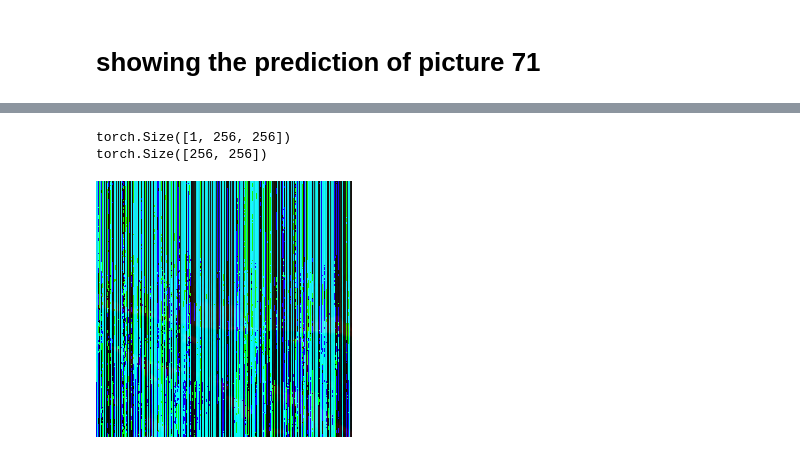
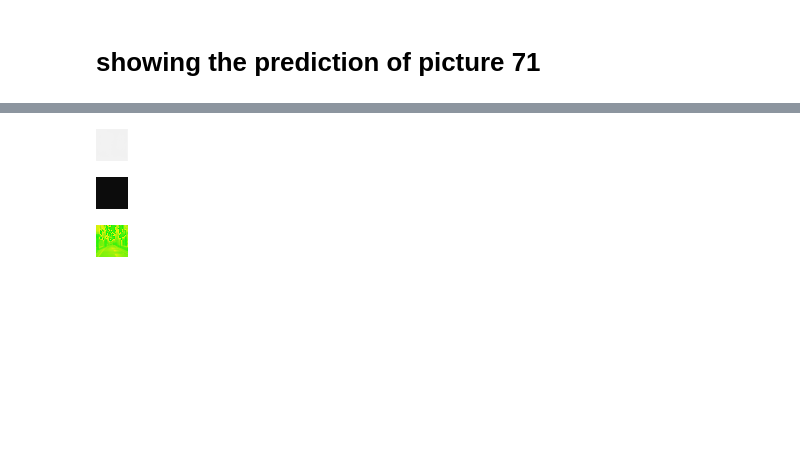
Before and after one commit to ArdavanKhalij/Image-colorization-based-on-autoencoders, a Jupyter notebook: Ardavan/Untitled1.ipynb, the cells around one changed output, grey strips where cells are left out. Cells and saved outputs as stored; diff of their text form; code cells hidden in the pictures; blank space fills up the shorter version.

```diff
--- a/Ardavan/Untitled1.ipynb
+++ b/Ardavan/Untitled1.ipynb
@@ -128,25 +132,28 @@ class AverageMeter(object):
 # Device Configuration
 # %%
 device = torch.device('cuda' if torch.cuda.is_available() else 'cpu')
-train_path = 'images/train/'
+train_path = 'images2/train/'
 train_transform = transforms.Compose([
-    transforms.Resize((256, 256)),  # can experiment
+    transforms.Resize((size, size)),  # can experiment
     transforms.ToTensor(),  # divide the pixel by 255
 ])
 # %% [markdown]
 # Loading the data
 # %%
 train_dataset = torchvision.datasets.ImageFolder(root=train_path, transform=train_transform)
-train_loader = torch.utils.data.DataLoader(train_dataset, batch_size=90, shuffle=True)
+train_loader = torch.utils.data.DataLoader(train_dataset, batch_size=7129, shuffle=True)
 # %% [markdown]
 # Convert RBG to LAB space
 # %%
 X = []  # array of tensors of  L
 y = []  # array of tensors of A and B
 LAB = []
+z = 0
 for idx, (data, target) in enumerate(train_loader):
     for i in data:
-        Lab = rgb_to_lab(i / 255)
+        print(z)
+        z = z + 1
+        Lab = rgb_to_lab(i / (size-1))
         LAB.append(Lab)
         X.append(Lab[0])
         y.append(Lab[1:3])
@@ -157,6 +164,7 @@ for i in X:
     x.append(torch.tensor(np.array([w])))
 
 x[0].shape
+y[0].shape
 # newInput = []
 # for i in x:
 #     newX = i
@@ -210,7 +258,8 @@ class CNN(nn.Module):
 # Initialize the network
 # %%
 model = CNN().to(device)
-optimizer = torch.optim.SGD(model.parameters(), lr=0.2)
+# optimizer = torch.optim.SGD(model.parameters(), lr=0.2)
+optimizer = optimizer = optim.Adam(model.parameters())
 loss_func = torch.nn.MSELoss()
 losses = AverageMeter()
 # %%
@@ -262,16 +335,28 @@ img1
 # %%
-firstAB = predictions[0]
-LAB2 = LAB
-lab71 = LAB2[71]
-print(firstAB[0].shape)
-print(lab71[1].shape)
-lab71[1] = firstAB[0]
-lab71[2] = firstAB[1]
+# LAB2 = LAB
+# lab71 = LAB2[71]
+# print(firstAB[0][1].shape)
+# print(lab71[1].shape)
+# lab71[1] = firstAB[0][0]
+# lab71[2] = firstAB[0][1]
+lab71[1] = firstAB[0][0]
+lab71[2] = firstAB[0][1]
 transform = T.ToPILImage()
-img = transform(lab71)
+img = transform(firstAB[0][0])
 img
 # %% [output]
-torch.Size([1, 256, 256])
-torch.Size([256, 256])
-[figure, old version]
+[figure, new version]
+# %%
+img = transform(firstAB[0][1])
+img
+# %% [output]
+[figure, added]
+# %%
+lab71[1] = firstAB[0][0]
+lab71[2] = firstAB[0][1]
+transform = T.ToPILImage()
+img = transform(lab71)
+img
+# %% [output]
+[figure, added]
 # %%
```
Also changed, not shown: parts of 11 cells of this notebook.
